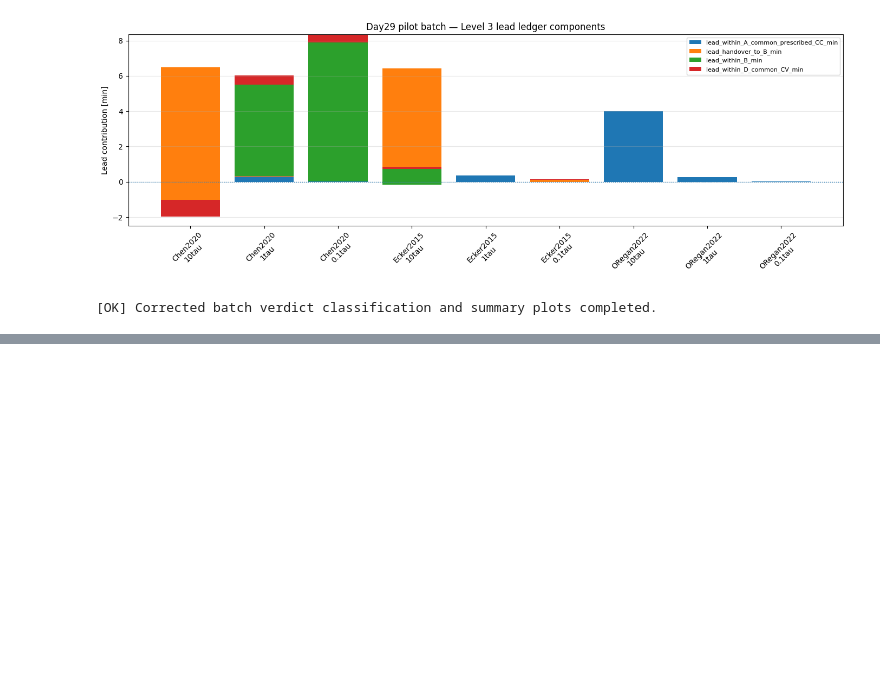
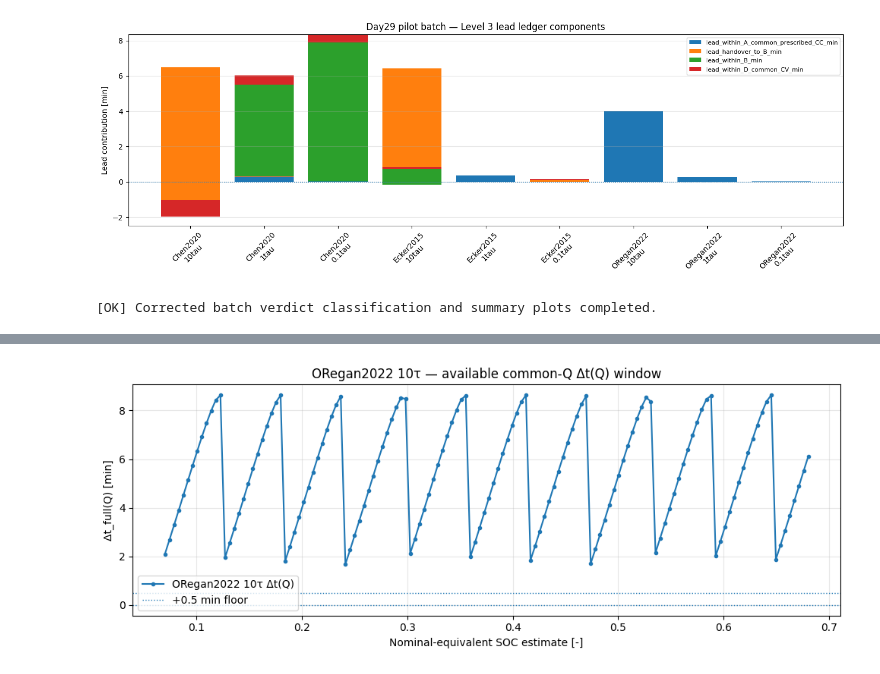
Before and after one commit to jiaxingLu/pybamm-dcac-superimposed, a Jupyter notebook: notebooks/29_full_protocol_level1_2_3_audit.ipynb, the cells around one changed output, grey strips where cells are left out. Drawn from its saved outputs; the diff is of its cells as text; code cells hidden in the pictures; blank space fills up the shorter version.

```diff
--- a/notebooks/29_full_protocol_level1_2_3_audit.ipynb
+++ b/notebooks/29_full_protocol_level1_2_3_audit.ipynb
@@ -4167,0 +4412,93 @@ print("[OK] Corrected batch verdict classification and summary plots completed."
+# %%
+# Cell 16 — ORegan2022 sparse-window diagnostic（ORegan2022共同Q窗口诊断）
+
+diagnostic_cases = df_batch_verdict_corrected[
+    df_batch_verdict_corrected["parameter_set"].astype(str).eq("ORegan2022")
+].copy()
+
+display(diagnostic_cases[
+    [
+        "parameter_set",
+        "freq_label",
+        "pair_id",
+        "t_vmax_DC_min",
+        "t_vmax_DCAC_min",
+        "Q_vmax_DC_Ah",
+        "Q_vmax_DCAC_Ah",
+        "delta_t_SOC80_min",
+        "delta_t_SOC90_min",
+        "delta_t_SOC95_min",
+        "delta_t_common_Q_end_min",
+        "level1_verdict_corrected",
+    ]
+])
+
+# Pull full protocol branch summary for ORegan2022
+df_oregan_full = df_batch_full_summary[
+    df_batch_full_summary["parameter_set"].eq("ORegan2022")
+].copy()
+
+display(df_oregan_full)
+
+# Compute common Q end and corresponding nominal SOC estimate
+rows = []
+for pair_id, g in df_oregan_full.groupby("pair_id"):
+    if set(g["branch"]) != {"DC", "DCAC"}:
+        continue
+
+    q_end_dc = float(g.loc[g["branch"] == "DC", "Q_end_Ah"].iloc[0])
+    q_end_dcac = float(g.loc[g["branch"] == "DCAC", "Q_end_Ah"].iloc[0])
+    q_common_end = min(q_end_dc, q_end_dcac)
+
+    q_nom = float(PARAM_VALUES["ORegan2022"]["Nominal cell capacity [A.h]"])
+    initial_soc = 0.05
+
+    rows.append({
+        "pair_id": pair_id,
+        "Q_nom_Ah": q_nom,
+        "Q_end_DC_Ah": q_end_dc,
+        "Q_end_DCAC_Ah": q_end_dcac,
+        "Q_common_end_Ah": q_common_end,
+        "SOC_common_end_nominal_est": initial_soc + q_common_end / q_nom,
+        "Q_SOC80_target_Ah": (0.80 - initial_soc) * q_nom,
+        "Q_SOC90_target_Ah": (0.90 - initial_soc) * q_nom,
+        "Q_SOC95_target_Ah": (0.95 - initial_soc) * q_nom,
+        "SOC80_inside_common_window": q_common_end >= (0.80 - initial_soc) * q_nom,
+        "SOC90_inside_common_window": q_common_end >= (0.90 - initial_soc) * q_nom,
+        "SOC95_inside_common_window": q_common_end >= (0.95 - initial_soc) * q_nom,
+    })
+
+df_oregan_window = pd.DataFrame(rows)
+display(df_oregan_window)
+
+# Inspect ORegan2022 10tau Δt(Q) range
+df_oregan10_dtq = df_batch_dtq[
+    (df_batch_dtq["parameter_set"].eq("ORegan2022"))
+    & (df_batch_dtq["pair_id"].eq("P01_0p3DC_vs_0p3p0p7_10tau"))
+].copy()
+
+display(df_oregan10_dtq.head())
+display(df_oregan10_dtq.tail())
+
+fig, ax = plt.subplots(figsize=(10, 4))
+
+ax.plot(
+    df_oregan10_dtq["SOC_nominal_est"],
+    df_oregan10_dtq["delta_t_full_min"],
+    marker=".",
+    label="ORegan2022 10τ Δt(Q)",
+)
+
+ax.axhline(0.0, linestyle=":", linewidth=1.0)
+ax.axhline(0.5, linestyle=":", linewidth=1.0, label="+0.5 min floor")
+ax.set_title("ORegan2022 10τ — available common-Q Δt(Q) window")
+ax.set_xlabel("Nominal-equivalent SOC estimate [-]")
+ax.set_ylabel("Δt_full(Q) [min]")
+ax.grid(True, alpha=0.3)
+ax.legend(loc="best")
+
+plt.tight_layout()
+plt.show()
+
+print("[OK] ORegan2022 sparse-window diagnostic completed.")
+# %% [output]
@@ -4167,0 +4532 @@ print("[OK] Corrected batch verdict classification and summary plots completed."
+[figure, added]
```
Also changed, not shown: parts of 4 cells of this notebook, 5 other files.
